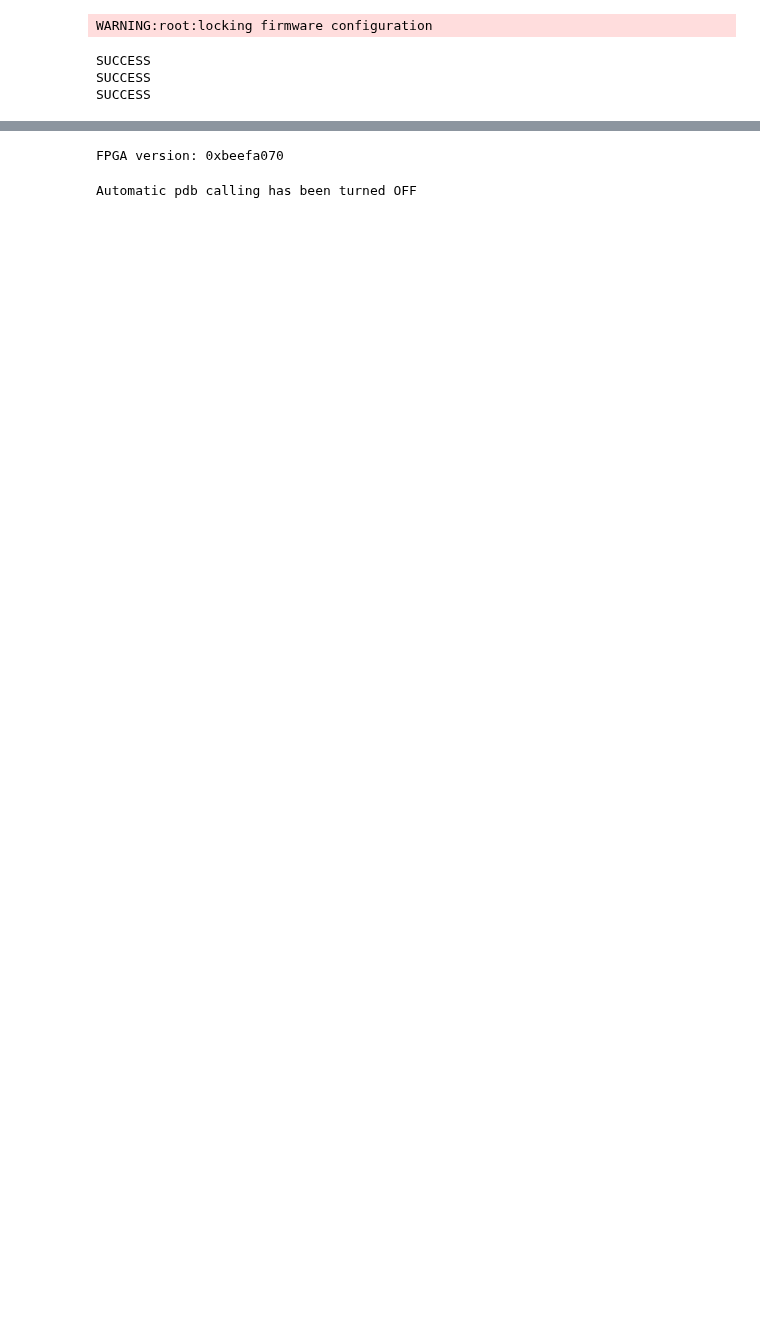
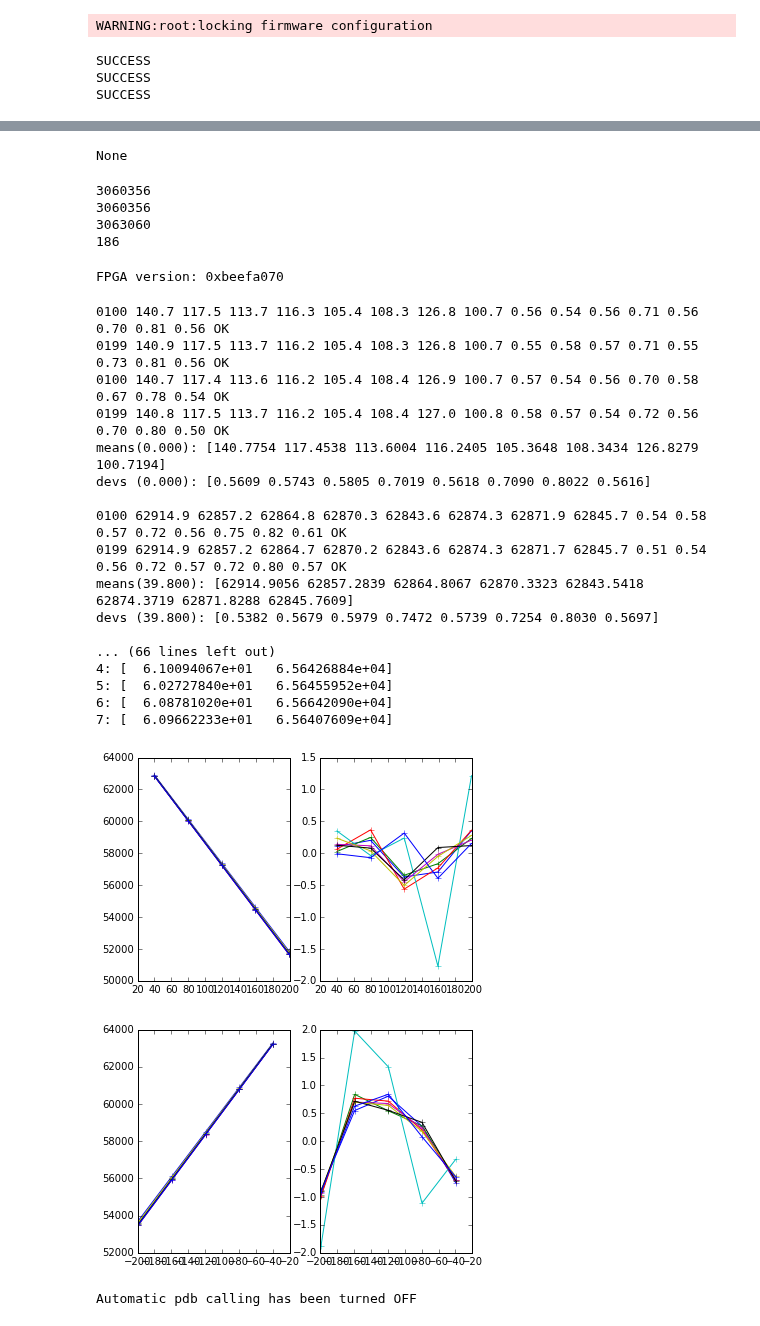
Before and after one commit to Subaru-PFS/ics_xcu_fpga, a Jupyter notebook: notebooks/ccdControl.ipynb, the cells around one changed output, grey strips where cells are left out. Drawn from its saved outputs; the diff is of its cells as text; code cells hidden in the pictures; blank space fills up the shorter version.

```diff
--- a/notebooks/ccdControl.ipynb
+++ b/notebooks/ccdControl.ipynb
@@ -156,3 +189,11 @@ WARNING:root:locking firmware configuration
 SUCCESS
 SUCCESS
 SUCCESS
+# %%
+fee = feeMod.FeeControl(logLevel=logLevel)
+while True:
+    ret = fee.readResponse()
+    if ret:
+        print "gobbled: %s" % (ret)
+    else:
+        break
@@ -232,14 +277,25 @@ BB         30.00   46.92        30.00   28.68
 # %%
-if False:
+if True:
     fee.device.setTimeout(2.0)
     print fee.saveModesToFee()
     fee.device.setTimeout(0.5)
+# %% [output]
+None
 # %%
+print fee.doGet('serial', 'FEE')
 if False:
     fee.unlockConfig()
-    fee.setSerial('ADC', 3063061)
+    fee.setSerial('ADC', 3063060)
     fee.setSerial('PA0', 186)
     fee.lockConfig()
+print fee.doGet('serial', 'FEE')
+print fee.doGet('serial', 'ADC')
+print fee.doGet('serial', 'PA0')
+# %% [output]
+3060356
+3060356
+3063060
+186
 # %%
 # FPGA connection and initialization.
 # All the reloads are to make sure that new code gets picked up
@@ -270,21 +326,41 @@ pre, pix, post = pfsClocks()
 # %%
 reload(nbFuncs)
 
-doGainCurve = False
+doGainCurve = True
 if doGainCurve:
     fee.zeroOffsets()
     stepSize = 19.9*2
     statCols = slice(5,None)
     amps = np.arange(8)
     noffsets, nlevels = nbFuncs.gainCurve(ccd, fee, amps=amps, stepSize=stepSize, leg='n',
                                           statCols=statCols, doUnwrap=65000)
     poffsets, plevels = nbFuncs.gainCurve(ccd, fee, amps=amps, stepSize=-stepSize, leg='p',
                                           statCols=statCols, doUnwrap=65000)
 
     print
     nfits = nbFuncs.plotGains(noffsets, nlevels, amps=amps)
     print
     pfits = nbFuncs.plotGains(poffsets, plevels, amps=amps)
+# %% [output]
+0100 140.7 117.5 113.7 116.3 105.4 108.3 126.8 100.7 0.56 0.54 0.56 0.71 0.56 0.70 0.81 0.56 OK
+0199 140.9 117.5 113.7 116.2 105.4 108.3 126.8 100.7 0.55 0.58 0.57 0.71 0.55 0.73 0.81 0.56 OK
+0100 140.7 117.4 113.6 116.2 105.4 108.4 126.9 100.7 0.57 0.54 0.56 0.70 0.58 0.67 0.78 0.54 OK
+0199 140.8 117.5 113.7 116.2 105.4 108.4 127.0 100.8 0.58 0.57 0.54 0.72 0.56 0.70 0.80 0.50 OK
+means(0.000): [140.7754 117.4538 113.6004 116.2405 105.3648 108.3434 126.8279 100.7194]
+devs (0.000): [0.5609 0.5743 0.5805 0.7019 0.5618 0.7090 0.8022 0.5616]
+
+0100 62914.9 62857.2 62864.8 62870.3 62843.6 62874.3 62871.9 62845.7 0.54 0.58 0.57 0.72 0.56 0.75 0.82 0.61 OK
+0199 62914.9 62857.2 62864.7 62870.2 62843.6 62874.3 62871.7 62845.7 0.51 0.54 0.56 0.72 0.57 0.72 0.80 0.57 OK
+means(39.800): [62914.9056 62857.2839 62864.8067 62870.3323 62843.5418 62874.3719 62871.8288 62845.7609]
+devs (39.800): [0.5382 0.5679 0.5979 0.7472 0.5739 0.7254 0.8030 0.5697]
+
+... (66 lines left out)
+4: [  6.10094067e+01   6.56426884e+04]
+5: [  6.02727840e+01   6.56455952e+04]
+6: [  6.08781020e+01   6.56642090e+04]
+7: [  6.09662233e+01   6.56407609e+04]
+[figure, added]
+[figure, added]
 # %%
 %pdb off
 reload(ccdFuncs)
```
Also changed, not shown: parts of 12 cells of this notebook, 2 other files.
